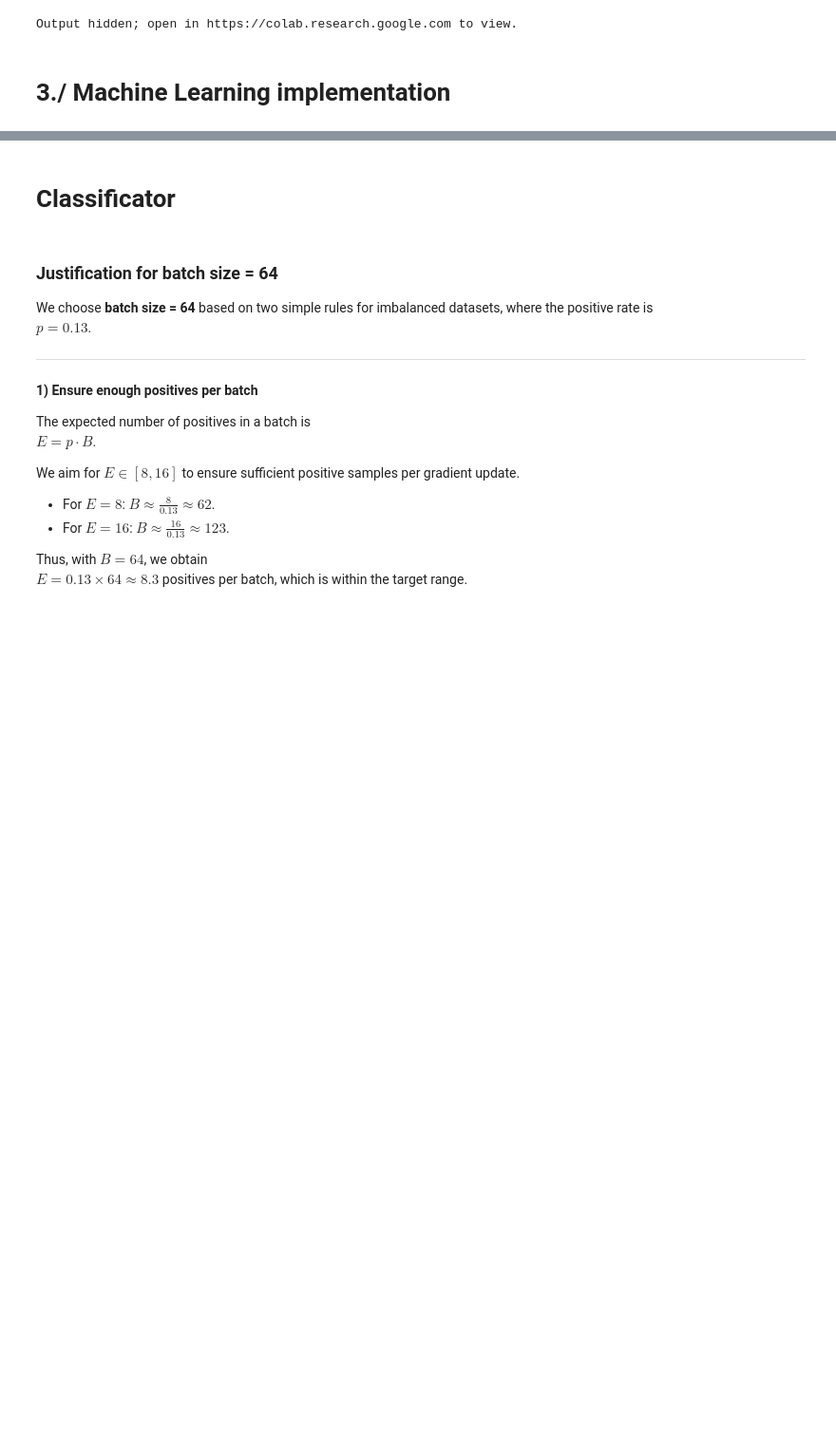
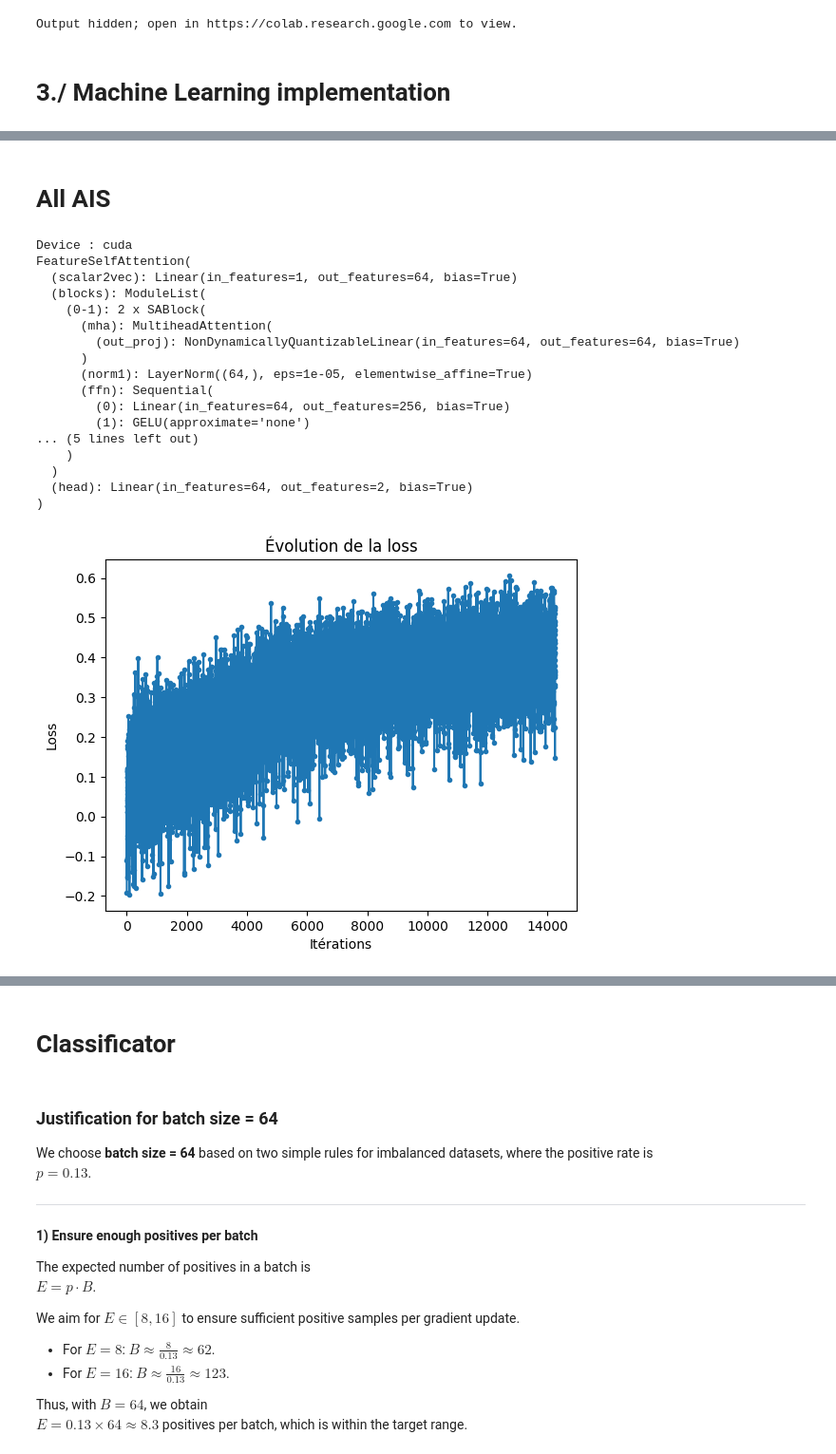
Before and after one commit to remimt/AIS-Deep-Learning-Project, a Jupyter notebook: notebooks/MainNotebook.ipynb, the cells around one changed output, grey strips where cells are left out. Shown at 95% size. Drawn from its saved outputs; the diff is of its cells as text; code cells hidden in the pictures; blank space fills up the shorter version.

```diff
--- a/notebooks/MainNotebook.ipynb
+++ b/notebooks/MainNotebook.ipynb
@@ -989,0 +1321,2 @@ Train Subset lenght:  645
+# %% [markdown]
+# All AIS
@@ -989,0 +1393,78 @@ Train Subset lenght:  645
+# %%
+from tqdm import trange
+import torch.optim as optim
+
+# -- HyperParameters --
+nb_epoch = 10
+learning_rate = 1e-4
+train_path = "/content/drive/MyDrive/GithubProject/AIS-Deep-Learning-Project/models/.pth"
+
+# Détection du device
+device = torch.device("cuda" if torch.cuda.is_available() else "cpu")
+print(f"Device : {device}")
+
+# Instanciation du modèle
+model = FeatureSelfAttention().to(device)
+#model.load_state_dict(torch.load(train_path, map_location=device))
+print(model)
+
+optimizer = optim.AdamW(model.parameters(), lr=learning_rate, betas=[0.7, 0.99], maximize=True)
+
+train_losses = []
+
+for epoch in trange(nb_epoch):
+    for i, (heading, cog, sog, length, width, draft, u, v) in enumerate(train_loader):
+        # Déplacement des données sur GPU
+        heading = heading.to(device)
+        cog = cog.to(device)
+        sog = sog.to(device)
+        length = length.to(device)
+        width = width.to(device)
+        draft = draft.to(device)
+        u = u.to(device)
+        v = v.to(device)
+
+        # Forward pass
+        out = model(x_heading=heading,
+                    x_cog=cog,
+                    x_sog=sog,
+                    x_length=length,
+                    x_width=width,
+                    x_draft=draft).squeeze(-1)
+
+        label = torch.cat([u.unsqueeze(1), v.unsqueeze(1)], dim=1)
+        loss = si_loss(out, label)
+
+        train_losses.append(loss.item())
+
+        # Backpropagation
+        optimizer.zero_grad()
+        loss.backward()
+        torch.nn.utils.clip_grad_norm_(model.parameters(), 1.0)
+        optimizer.step()
+
+
+plt.plot(train_losses, marker='.')
+plt.title("Évolution de la loss")
+plt.xlabel("Itérations")
+plt.ylabel("Loss")
+plt.show()
+# %% [output]
+Device : cuda
+FeatureSelfAttention(
+  (scalar2vec): Linear(in_features=1, out_features=64, bias=True)
+  (blocks): ModuleList(
+    (0-1): 2 x SABlock(
+      (mha): MultiheadAttention(
+        (out_proj): NonDynamicallyQuantizableLinear(in_features=64, out_features=64, bias=True)
+      )
+      (norm1): LayerNorm((64,), eps=1e-05, elementwise_affine=True)
+      (ffn): Sequential(
+        (0): Linear(in_features=64, out_features=256, bias=True)
+        (1): GELU(approximate='none')
+... (5 lines left out)
+    )
+  )
+  (head): Linear(in_features=64, out_features=2, bias=True)
+)
+[figure, added]
```
Also changed, not shown: parts of 17 cells of this notebook, 5 other files.
